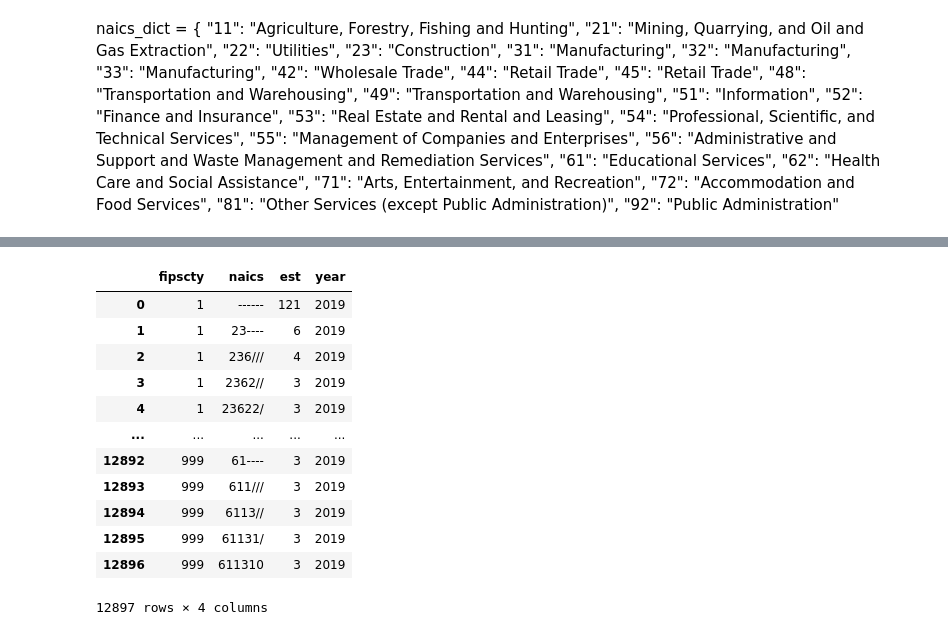
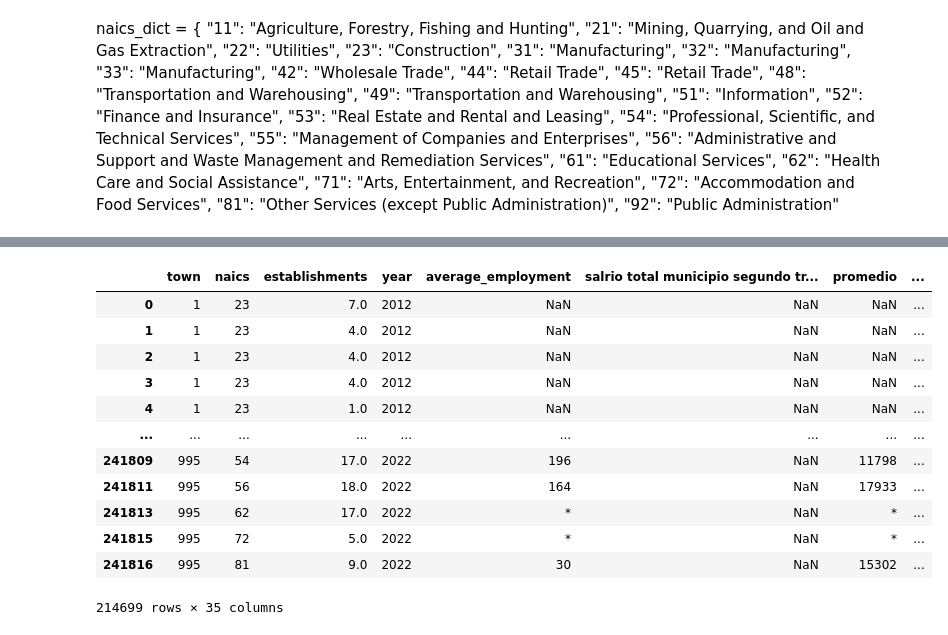
Before and after one commit to nessajimenez/pr-biz-patterns, a Jupyter notebook: Clean and Concat DFs.ipynb, the cells around one changed output, grey strips where cells are left out. Saved outputs shown, nothing was run; the diff lists cells and outputs as text; code cells hidden in the pictures.

```diff
--- a/Clean and Concat DFs.ipynb
+++ b/Clean and Concat DFs.ipynb
@@ -278,37 +298,37 @@ df22
 # %%
 #converting establishment column to float
-df13_23["establishments"]=pd.to_numeric(df13_23["establishments"], errors='coerce')
+df12_22["establishments"]=pd.to_numeric(df12_22["establishments"], errors='coerce')
 
 
 #dropping null rows based on columns
-df13_23.dropna(subset=['naics'], inplace=True)
-df13_23.dropna(subset=['establishments'], inplace=True)
-df13_23.isna().sum()
+df12_22.dropna(subset=['naics'], inplace=True)
+df12_22.dropna(subset=['establishments'], inplace=True)
+df12_22.isna().sum()
 
 
 #dropping null rows based on having no useful data
-df13_22 = df13_22[df13_22['municipio'] != 'No Codificado']
-df13_22 = df13_22[df13_22['naics'] != '------']
+df12_22 = df12_22[df12_22['municipio'] != 'No Codificado']
+df12_22 = df12_22[df12_22['naics'] != '------']
 
 
 #resetting the index
-df13_22 = df13_22.reset_index(drop=True)
+df12_22 = df12_22.reset_index(drop=True)
 # %%
-df13_22['naics'] = df13_22['naics'].apply(replace_naics)
+df12_22['naics'] = df12_22['naics'].apply(replace_naics)
 # %%
 #dropping rows of the bottom 10 industries and 2 columns we won't need
 
-df13_22 = df13_22[df13_22['naics'] != '61']
-df13_22 = df13_22[df13_22['naics'] != '51']
-df13_22 = df13_22[df13_22['naics'] != '71']
-df13_22 = df13_22[df13_22['naics'] != '49']
-df13_22 = df13_22[df13_22['naics'] != '21']
-df13_22 = df13_22[df13_22['naics'] != '55']
-df13_22 = df13_22[df13_22['naics'] != '22']
-df13_22 = df13_22[df13_22['naics'] != 'UI']
-df13_22 = df13_22[df13_22['naics'] != '11']
-df13_22 = df13_22[df13_22['naics'] != '92']
+df12_22 = df12_22[df12_22['naics'] != '61']
+df12_22 = df12_22[df12_22['naics'] != '51']
+df12_22 = df12_22[df12_22['naics'] != '71']
+df12_22 = df12_22[df12_22['naics'] != '49']
+df12_22 = df12_22[df12_22['naics'] != '21']
+df12_22 = df12_22[df12_22['naics'] != '55']
+df12_22 = df12_22[df12_22['naics'] != '22']
+df12_22 = df12_22[df12_22['naics'] != 'UI']
+df12_22 = df12_22[df12_22['naics'] != '11']
+df12_22 = df12_22[df12_22['naics'] != '92']
 
 
-df13_22 = df13_22.drop(['industry','municipio'], axis=1)
+df12_22 = df12_22.drop(['industry','municipio'], axis=1)
 # %%
@@ -325,16 +354,16 @@ df13_23.to_pickle('full_clean_df.pkl')
 # %%
-df19
+df12_22
 # %% [output]
-|  | fipscty | naics | est | year |
-| 0 | 1 | ------ | 121 | 2019 |
-| 1 | 1 | 23---- | 6 | 2019 |
-| 2 | 1 | 236/// | 4 | 2019 |
-| 3 | 1 | 2362// | 3 | 2019 |
-| 4 | 1 | 23622/ | 3 | 2019 |
-| ... | ... | ... | ... | ... |
-| 12892 | 999 | 61---- | 3 | 2019 |
-| 12893 | 999 | 611/// | 3 | 2019 |
-| 12894 | 999 | 6113// | 3 | 2019 |
-| 12895 | 999 | 61131/ | 3 | 2019 |
-| 12896 | 999 | 611310 | 3 | 2019 |
+|  | town | naics | establishments | year | average_employment | salrio total municipio segundo tr... | promedio | ... |
+| 0 | 1 | 23 | 7.0 | 2012 | NaN | NaN | NaN | ... |
+| 1 | 1 | 23 | 4.0 | 2012 | NaN | NaN | NaN | ... |
+| 2 | 1 | 23 | 4.0 | 2012 | NaN | NaN | NaN | ... |
+| 3 | 1 | 23 | 4.0 | 2012 | NaN | NaN | NaN | ... |
+| 4 | 1 | 23 | 1.0 | 2012 | NaN | NaN | NaN | ... |
+| ... | ... | ... | ... | ... | ... | ... | ... | ... |
+| 241809 | 995 | 54 | 17.0 | 2022 | 196 | NaN | 11798 | ... |
+| 241811 | 995 | 56 | 18.0 | 2022 | 164 | NaN | 17933 | ... |
+| 241813 | 995 | 62 | 17.0 | 2022 | * | NaN | * | ... |
+| 241815 | 995 | 72 | 5.0 | 2022 | * | NaN | * | ... |
+| 241816 | 995 | 81 | 9.0 | 2022 | 30 | NaN | 15302 | ... |
-12897 rows × 4 columns
+214699 rows × 35 columns
```
Also changed, not shown: parts of 13 cells of this notebook, 2 other files.
